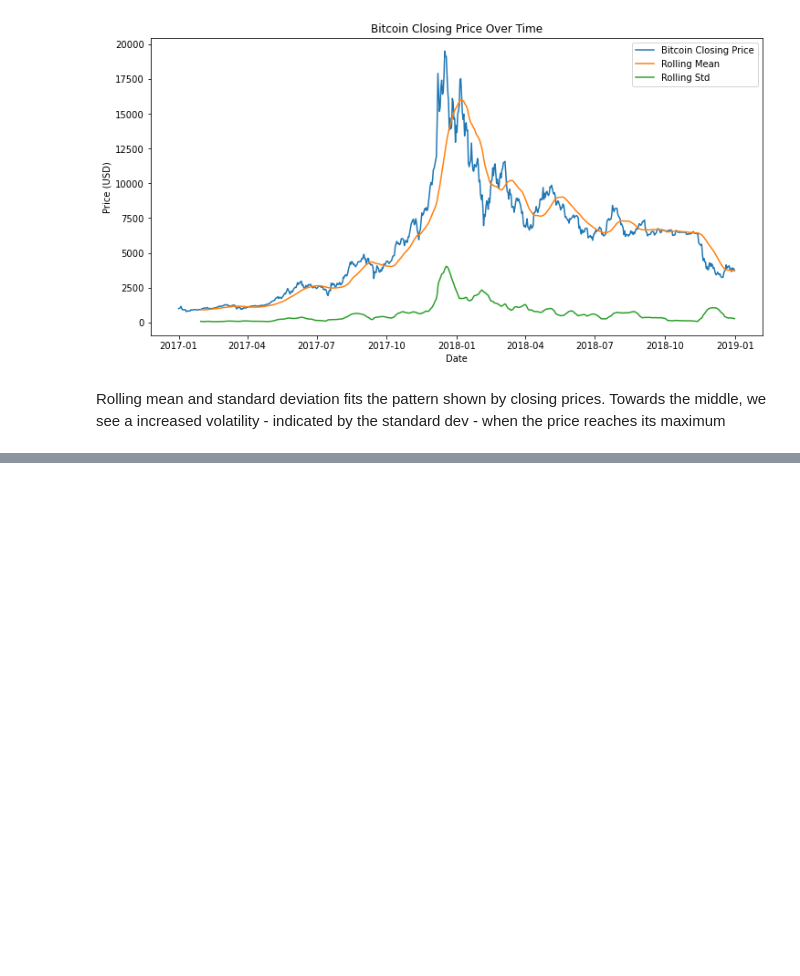
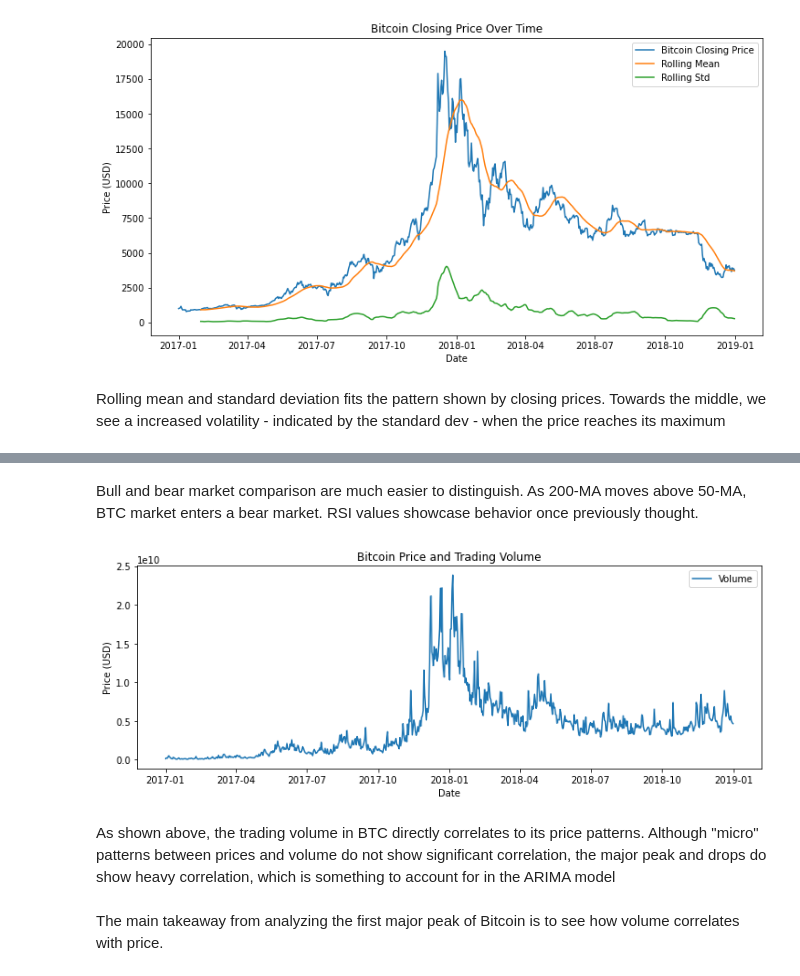
Before and after one commit to YashVG/crypto_ts, a Jupyter notebook: 02_data_analysis.ipynb, the cells around one changed output, grey strips where cells are left out. Cells and saved outputs as stored; diff of their text form; code cells hidden in the pictures; blank space fills up the shorter version.

Commit message:
analyzed FMP and volume

```diff
--- a/02_data_analysis.ipynb
+++ b/02_data_analysis.ipynb
@@ -290,0 +363,17 @@ Rolling mean and standard deviation fits the pattern shown by closing prices. To
+# %% [markdown]
+Bull and bear market comparison are much easier to distinguish. As 200-MA moves above 50-MA, BTC market enters a bear market. RSI values showcase behavior once previously thought.
+# %%
+#Comparison between price and trading volume, scaled to the same range
+plt.figure(figsize=(12, 4))
+plt.plot(first_mp_data['Volume'], label='Volume')
+plt.title('Bitcoin Price and Trading Volume')
+plt.xlabel('Date')
+plt.ylabel('Price (USD)')
+plt.legend()
+plt.show()
+# %% [output]
+[figure, added]
+# %% [markdown]
+As shown above, the trading volume in BTC directly correlates to its price patterns. Although "micro" patterns between prices and volume do not show significant correlation, the major peak and drops do show heavy correlation, which is something to account for in the ARIMA model
+# %% [markdown]
+The main takeaway from analyzing the first major peak of Bitcoin is to see how volume correlates with price.
```
Also changed, not shown: parts of 1 cell of this notebook.
